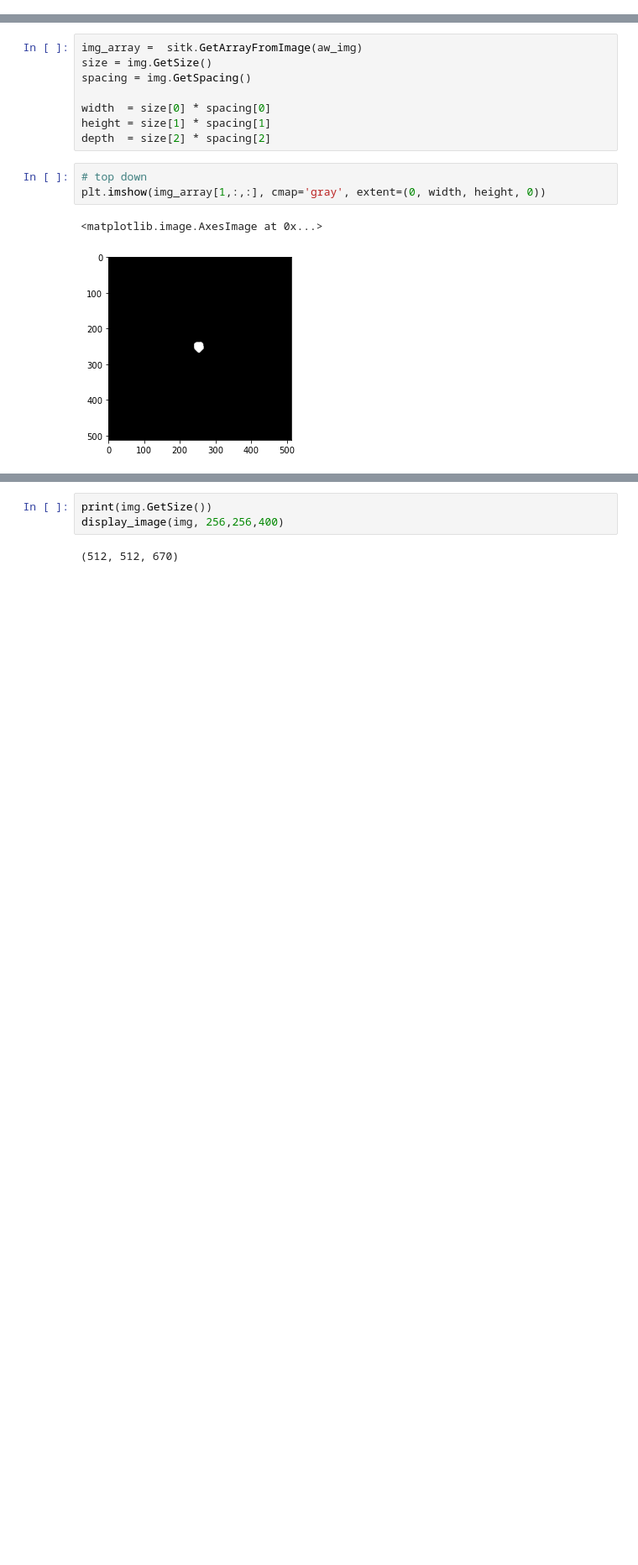
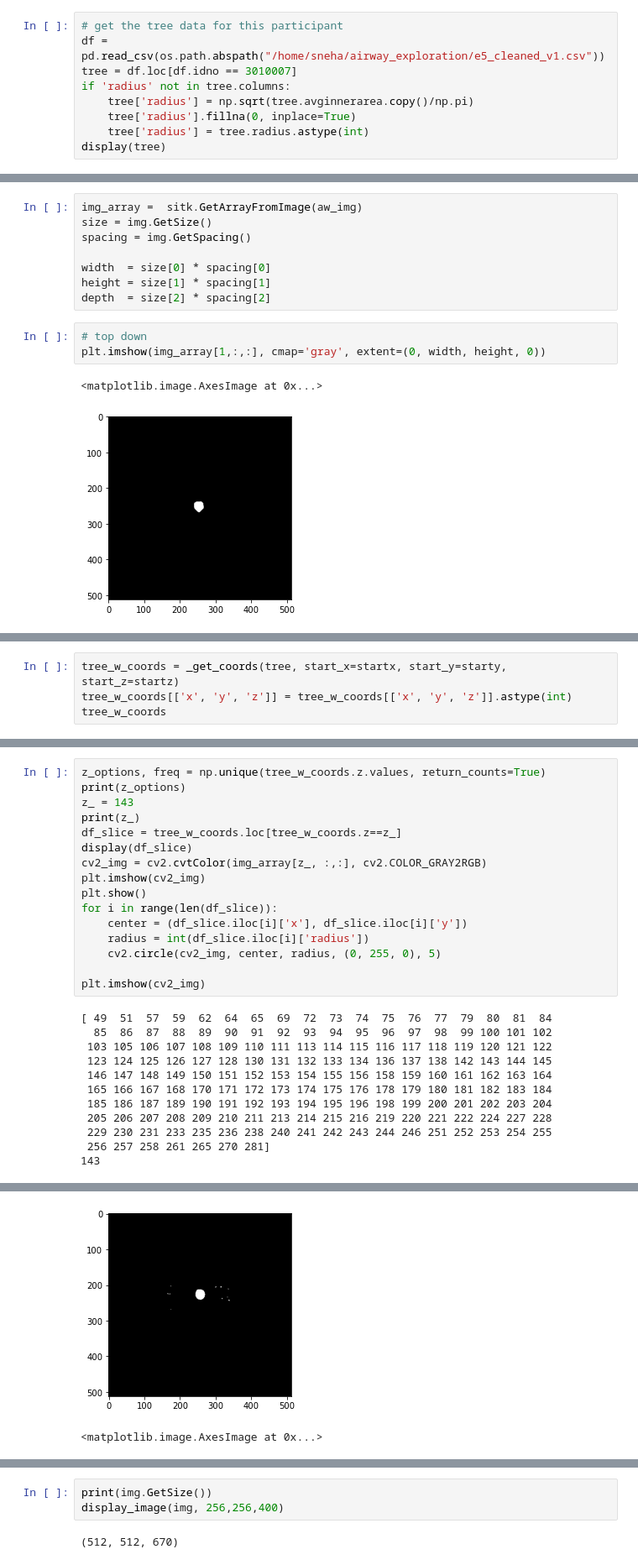
Before and after one commit to s-n-naik/airway_exploration, a Jupyter notebook: mask_calculations.ipynb, the cells around one changed output, grey strips where cells are left out. Shown at 84% size. Saved outputs shown, nothing was run; the diff lists cells and outputs as text; blank space fills up the shorter version.

```diff
--- a/mask_calculations.ipynb
+++ b/mask_calculations.ipynb
@@ -98,0 +126,9 @@ img = sitk.ReadImage(img_test)
+# %%
+# get the tree data for this participant
+df = pd.read_csv(os.path.abspath("/home/sneha/airway_exploration/e5_cleaned_v1.csv"))
+tree = df.loc[df.idno == 3010007]
+if 'radius' not in tree.columns:
+    tree['radius'] = np.sqrt(tree.avginnerarea.copy()/np.pi)
+    tree['radius'].fillna(0, inplace=True)
+    tree['radius'] = tree.radius.astype(int)
+display(tree)
@@ -154,0 +268,4 @@ img_array[1,:,:].sum()
+# %%
+tree_w_coords = _get_coords(tree, start_x=startx, start_y=starty, start_z=startz)
+tree_w_coords[['x', 'y', 'z']] = tree_w_coords[['x', 'y', 'z']].astype(int)
+tree_w_coords
@@ -154,0 +286,28 @@ img_array[1,:,:].sum()
+# %%
+z_options, freq = np.unique(tree_w_coords.z.values, return_counts=True)
+print(z_options)
+z_ = 143
+print(z_)
+df_slice = tree_w_coords.loc[tree_w_coords.z==z_]
+display(df_slice)
+cv2_img = cv2.cvtColor(img_array[z_, :,:], cv2.COLOR_GRAY2RGB)
+plt.imshow(cv2_img)
+plt.show()
+for i in range(len(df_slice)):
+    center = (df_slice.iloc[i]['x'], df_slice.iloc[i]['y'])
+    radius = int(df_slice.iloc[i]['radius'])
+    cv2.circle(cv2_img, center, radius, (0, 255, 0), 5)
+
+plt.imshow(cv2_img)
+# %% [output]
+[ 49  51  57  59  62  64  65  69  72  73  74  75  76  77  79  80  81  84
+  85  86  87  88  89  90  91  92  93  94  95  96  97  98  99 100 101 102
+ 103 105 106 107 108 109 110 111 113 114 115 116 117 118 119 120 121 122
+ 123 124 125 126 127 128 130 131 132 133 134 136 137 138 142 143 144 145
+ 146 147 148 149 150 151 152 153 154 155 156 158 159 160 161 162 163 164
+ 165 166 167 168 170 171 172 173 174 175 176 178 179 180 181 182 183 184
+ 185 186 187 189 190 191 192 193 194 195 196 198 199 200 201 202 203 204
+ 205 206 207 208 209 210 211 213 214 215 216 219 220 221 222 224 227 228
+ 229 230 231 233 235 236 238 240 241 242 243 244 246 251 252 253 254 255
+ 256 257 258 261 265 270 281]
+143
@@ -154,0 +317,2 @@ img_array[1,:,:].sum()
+[figure, added]
+<matplotlib.image.AxesImage at 0x...>
```
Also changed, not shown: parts of 24 cells of this notebook.
